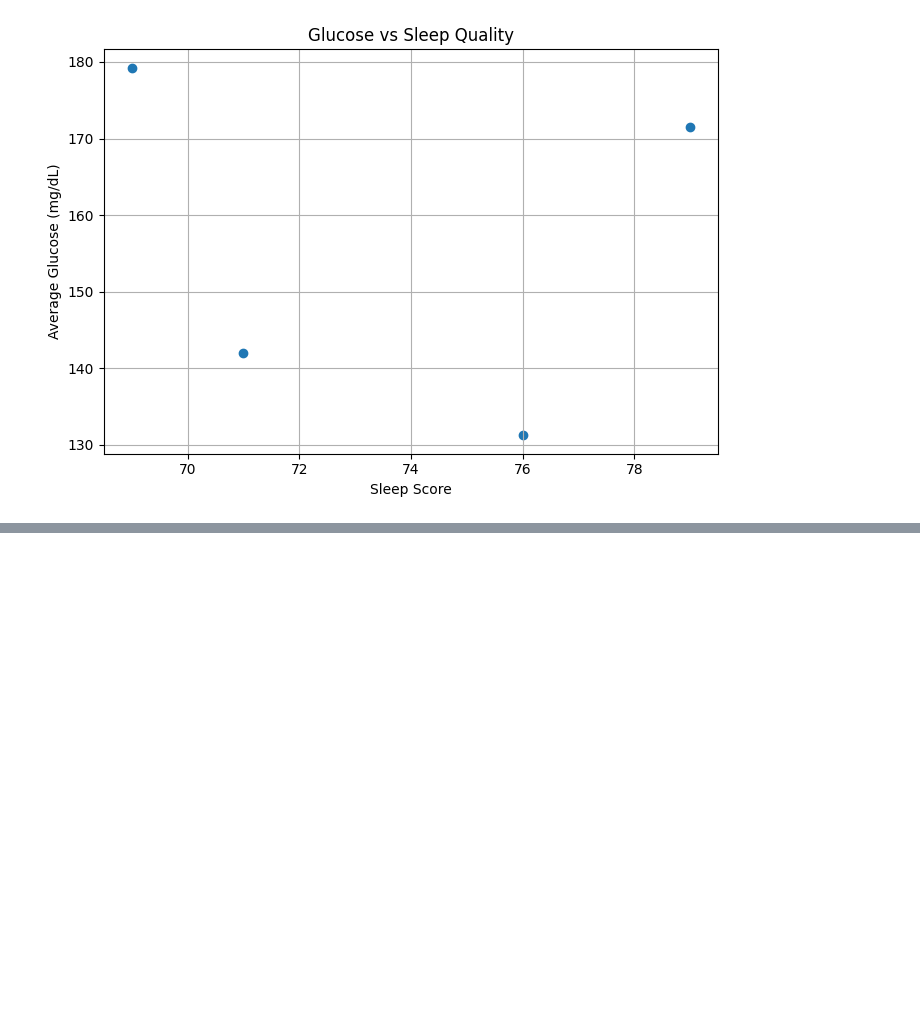
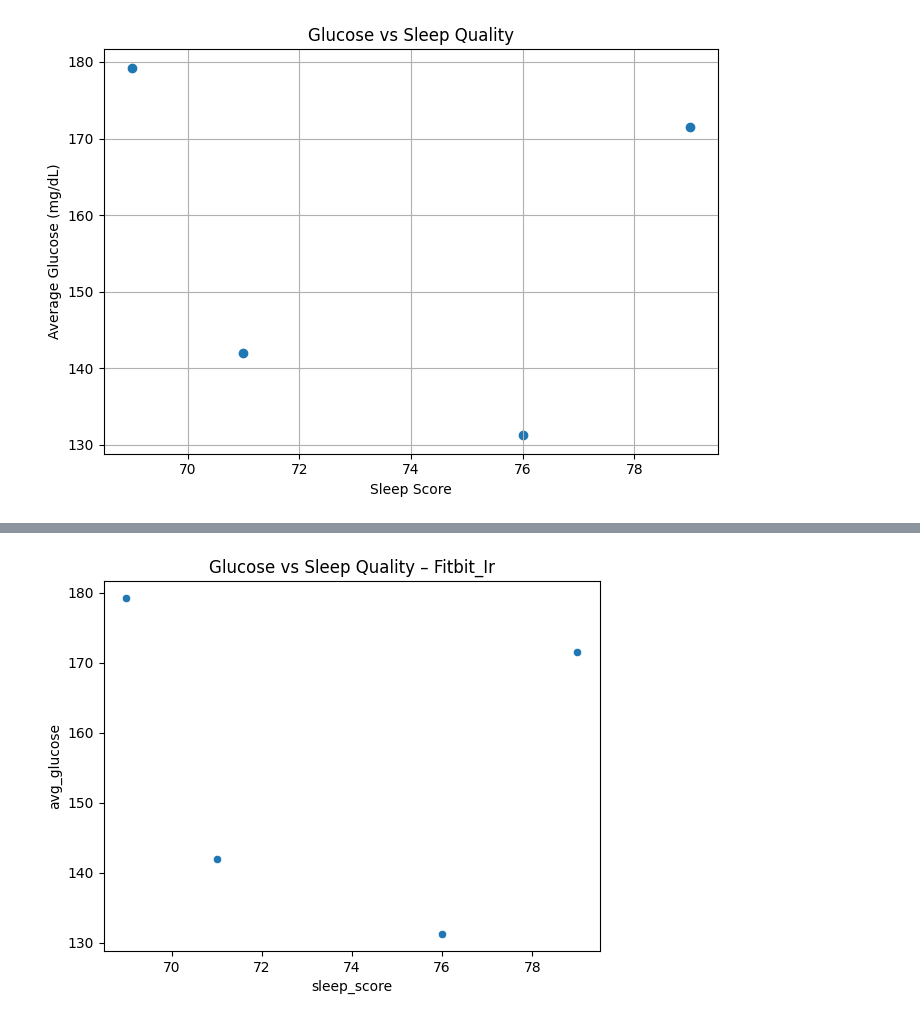
Before and after one commit to AssassinMaeve/FitBit, a Jupyter notebook: FitBit_lr.ipynb, the cells around one changed output, grey strips where cells are left out. Saved outputs shown, nothing was run; the diff lists cells and outputs as text; code cells hidden in the pictures; blank space fills up the shorter version.

```diff
--- a/FitBit_lr.ipynb
+++ b/FitBit_lr.ipynb
@@ -793,0 +835,11 @@ plt.show()
+# %%
+stress_df = pd.read_excel(f"{BASE_DIR}/Fitbit_Ir_stress_score_cleaned.xlsx")
+
+stress_df["date"] = pd.to_datetime(stress_df["date"], errors="coerce")
+
+stress_daily = (
+    stress_df
+    .groupby(stress_df["date"].dt.date)["stress_score"]
+    .mean()
+    .reset_index()
+)
@@ -793,0 +861,26 @@ plt.show()
+# %%
+hrv_df = pd.read_excel(
+    f"{BASE_DIR}/Fitbit_Ir_heart_rate_variability_cleaned.xlsx"
+)
+
+hrv_df["date"] = pd.to_datetime(
+    hrv_df["timestamp"], errors="coerce"
+).dt.date
+
+hrv_daily = (
+    hrv_df
+    .groupby("date")["rmssd"]
+    .mean()
+    .reset_index(name="hrv_rmssd")
+)
+# %%
+daily_ir = (
+    glucose_daily
+    .merge(sleep_daily, on="date", how="left")
+    .merge(stress_daily, on="date", how="left")
+    .merge(activity_daily, on="date", how="left")
+    .merge(hrv_daily, on="date", how="left")
+)
+
+daily_ir.info()
+daily_ir.head()
@@ -793,0 +910,10 @@ plt.show()
+# %%
+sns.scatterplot(
+    data=daily_ir,
+    x="sleep_score",
+    y="avg_glucose"
+)
+plt.title("Glucose vs Sleep Quality – Fitbit_Ir")
+plt.show()
+# %% [output]
+[figure, added]
```
Also changed, not shown: parts of 9 cells of this notebook.
